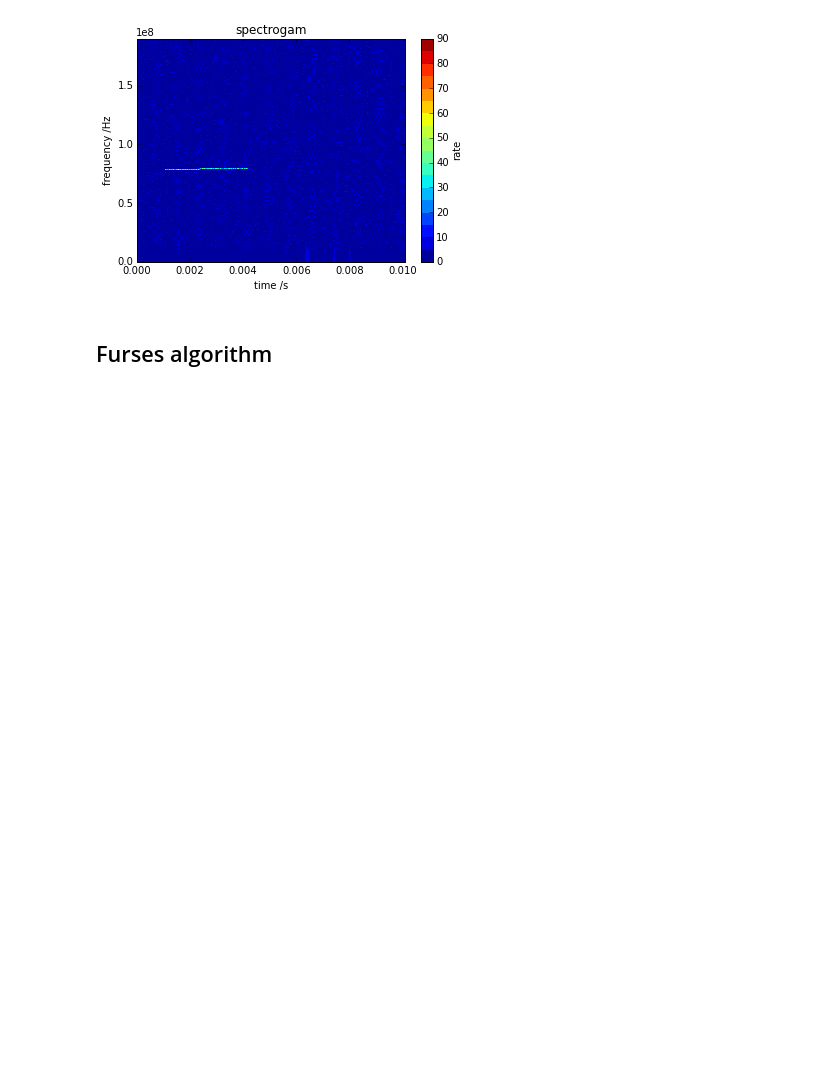
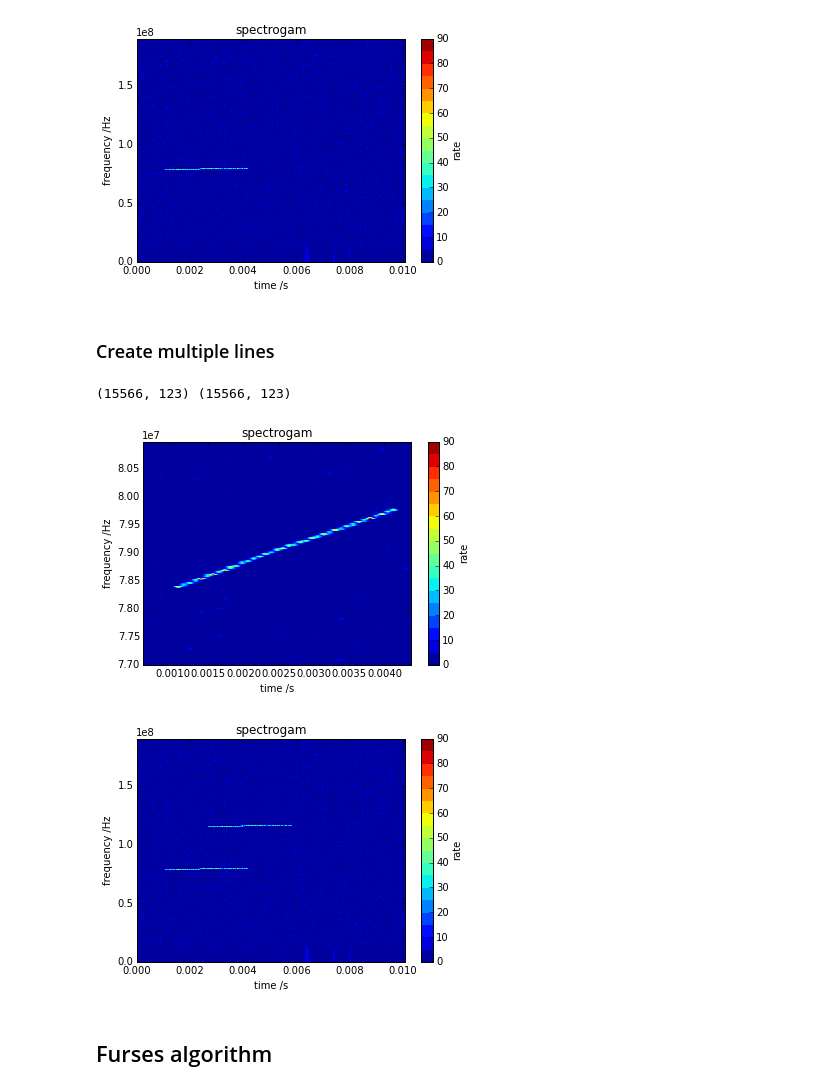
Before and after one commit to cclaessens/furse, a Jupyter notebook: furses_algorithm.ipynb, the cells around one changed output. Saved outputs shown, nothing was run; the diff lists cells and outputs as text; code cells hidden in the pictures; blank space fills up the shorter version.

```diff
--- a/furses_algorithm.ipynb
+++ b/furses_algorithm.ipynb
@@ -36,5 +36,33 @@ plot_spectrogram(X, Y, rate1, 2, "rate" )
 # %% [output]
 [figure]
+# %% [markdown]
+### Create multiple lines
+# %%
+x_win_cen = 0.0025
+y_win_cen = 79.0*10**6
+ymin = np.min(np.where(np.abs(y-y_win_cen)<2.0*10**6)[0])
+ymax = np.max(np.where(np.abs(y-y_win_cen)<2.0*10**6)[0])
+xmin = np.min(np.where(np.abs(x-x_win_cen)<0.002)[0])
+xmax = np.max(np.where(np.abs(x-x_win_cen)<0.002)[0])
+
+xcut = x[xmin:xmax]
+ycut = y[ymin:ymax]
+cutfromdata = rate[ymin:ymax,xmin:xmax]
+
+Xcut, Ycut = np.meshgrid(xcut, ycut)
+plot_spectrogram(Xcut, Ycut, cutfromdata, 3, "rate")
+
+x_shift = 20
+y_shift = 3000
+
+rate0 = rate
+rate[ymin+y_shift:y_shift+ymax,x_shift+xmin:x_shift+xmax] = cutfromdata
+print np.shape(rate), np.shape(X)
+plot_spectrogram(X, Y, rate, 4, "rate")
+# %% [output]
+(15566, 123) (15566, 123)
+[figure, added]
+[figure, added]
 # %% [markdown]
 ## Furses algorithm
 # %% [markdown]
```
Also changed, not shown: parts of 5 cells of this notebook.
